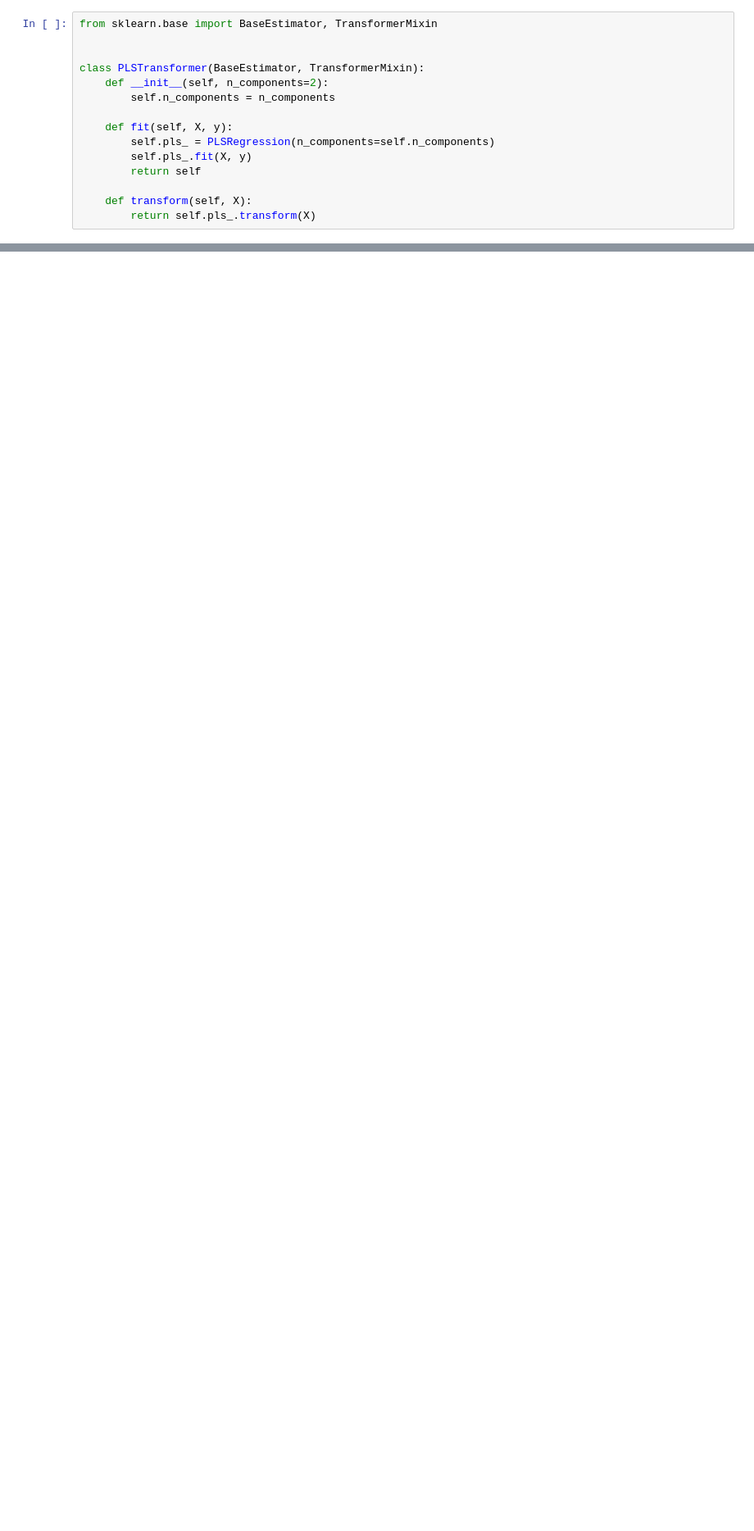
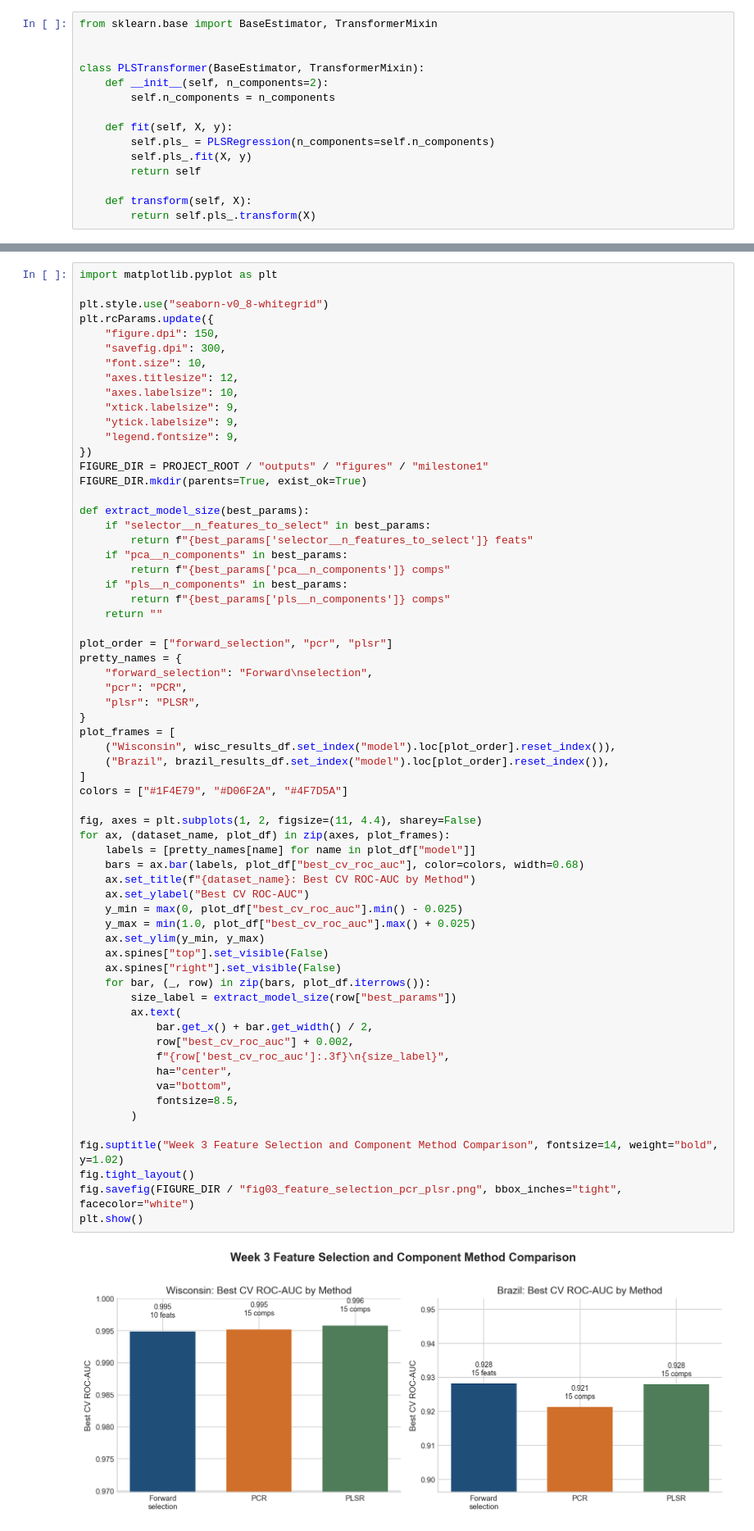
Before and after one commit to jrconner16/mod_c_capstone, a Jupyter notebook: notebooks/milestone1/03_week3_feature_selection_pcr_pls.ipynb, the cells around one changed output, grey strips where cells are left out. Shown at 82% size. Drawn from its saved outputs; the diff is of its cells as text; blank space fills up the shorter version.

Commit message:
adding milestone 1 files, week 8 nb and week 9 nb

```diff
--- a/notebooks/milestone1/03_week3_feature_selection_pcr_pls.ipynb
+++ b/notebooks/milestone1/03_week3_feature_selection_pcr_pls.ipynb
@@ -166,0 +226,66 @@ Overall, I would treat PLSR as the best Week 3 model for this diagnostic workflo
+# %%
+import matplotlib.pyplot as plt
+
+plt.style.use("seaborn-v0_8-whitegrid")
+plt.rcParams.update({
+    "figure.dpi": 150,
+    "savefig.dpi": 300,
+    "font.size": 10,
+    "axes.titlesize": 12,
+    "axes.labelsize": 10,
+    "xtick.labelsize": 9,
+    "ytick.labelsize": 9,
+    "legend.fontsize": 9,
+})
+FIGURE_DIR = PROJECT_ROOT / "outputs" / "figures" / "milestone1"
+FIGURE_DIR.mkdir(parents=True, exist_ok=True)
+
+def extract_model_size(best_params):
+    if "selector__n_features_to_select" in best_params:
+        return f"{best_params['selector__n_features_to_select']} feats"
+    if "pca__n_components" in best_params:
+        return f"{best_params['pca__n_components']} comps"
+    if "pls__n_components" in best_params:
+        return f"{best_params['pls__n_components']} comps"
+    return ""
+
+plot_order = ["forward_selection", "pcr", "plsr"]
+pretty_names = {
+    "forward_selection": "Forward\nselection",
+    "pcr": "PCR",
+    "plsr": "PLSR",
+}
+plot_frames = [
+    ("Wisconsin", wisc_results_df.set_index("model").loc[plot_order].reset_index()),
+    ("Brazil", brazil_results_df.set_index("model").loc[plot_order].reset_index()),
+]
+colors = ["#1F4E79", "#D06F2A", "#4F7D5A"]
+
+fig, axes = plt.subplots(1, 2, figsize=(11, 4.4), sharey=False)
+for ax, (dataset_name, plot_df) in zip(axes, plot_frames):
+    labels = [pretty_names[name] for name in plot_df["model"]]
+    bars = ax.bar(labels, plot_df["best_cv_roc_auc"], color=colors, width=0.68)
+    ax.set_title(f"{dataset_name}: Best CV ROC-AUC by Method")
+    ax.set_ylabel("Best CV ROC-AUC")
+    y_min = max(0, plot_df["best_cv_roc_auc"].min() - 0.025)
+    y_max = min(1.0, plot_df["best_cv_roc_auc"].max() + 0.025)
+    ax.set_ylim(y_min, y_max)
+    ax.spines["top"].set_visible(False)
+    ax.spines["right"].set_visible(False)
+    for bar, (_, row) in zip(bars, plot_df.iterrows()):
+        size_label = extract_model_size(row["best_params"])
+        ax.text(
+            bar.get_x() + bar.get_width() / 2,
+            row["best_cv_roc_auc"] + 0.002,
+            f"{row['best_cv_roc_auc']:.3f}\n{size_label}",
+            ha="center",
+            va="bottom",
+            fontsize=8.5,
+        )
+
+fig.suptitle("Week 3 Feature Selection and Component Method Comparison", fontsize=14, weight="bold", y=1.02)
+fig.tight_layout()
+fig.savefig(FIGURE_DIR / "fig03_feature_selection_pcr_plsr.png", bbox_inches="tight", facecolor="white")
+plt.show()
+# %% [output]
+[figure, added]
```
Also changed, not shown: parts of 7 cells of this notebook, 26 other files.
